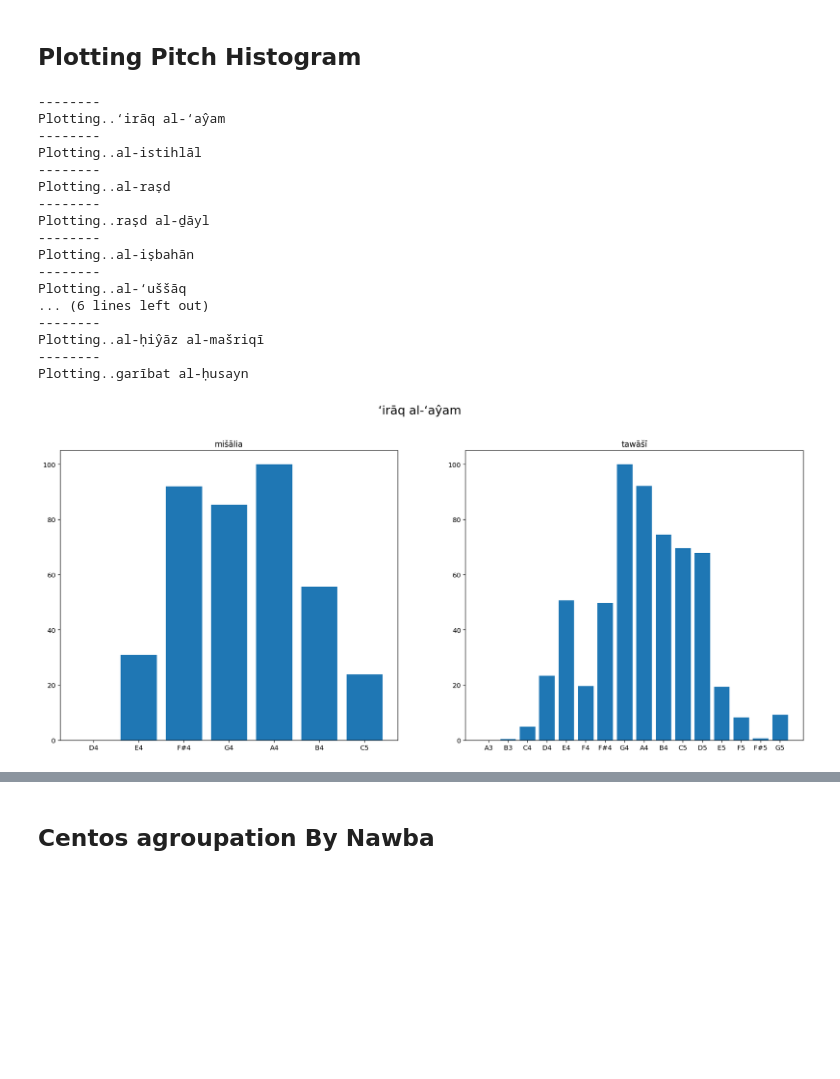
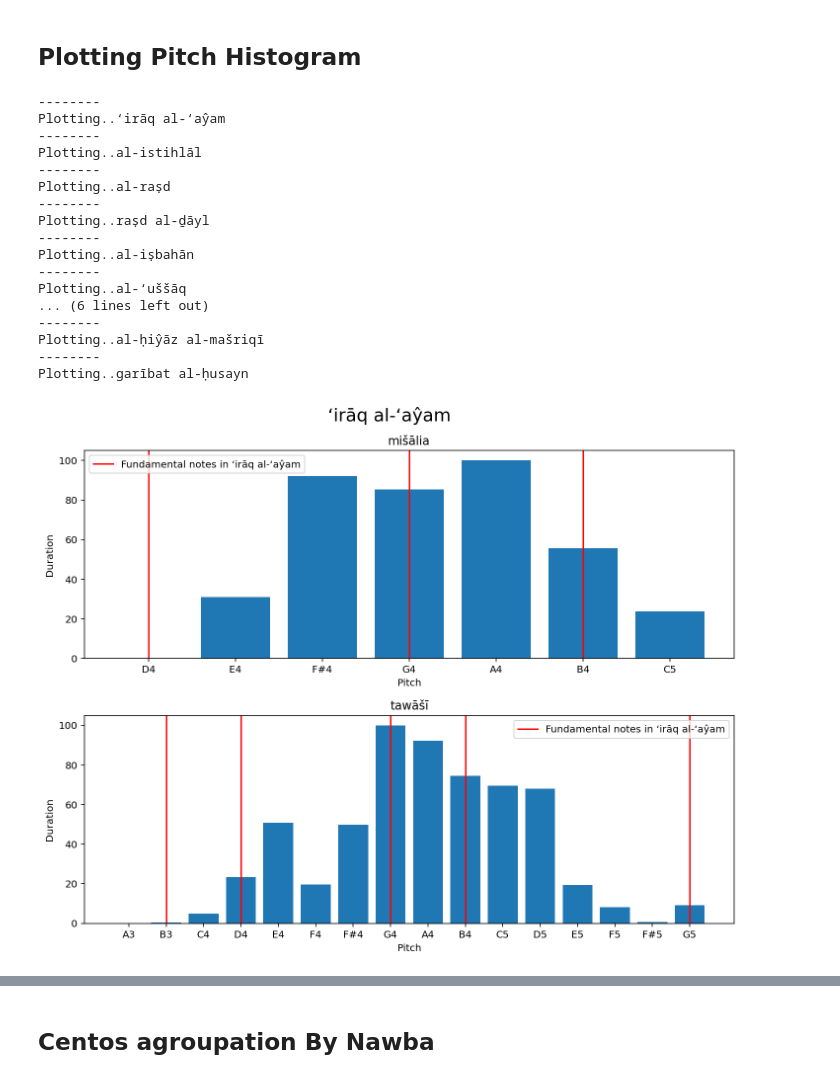
Before and after one commit to sonoalex/misalia-tawasi-characterization-arab-andalusian-music, a Jupyter notebook: Research_Question_v1.ipynb, the cells around one changed output, grey strips where cells are left out. Saved outputs shown, nothing was run; the diff lists cells and outputs as text; code cells hidden in the pictures; blank space fills up the shorter version.

Commit message:
Modify Pitch plots , add interval plots and some code cleaning

```diff
--- a/Research_Question_v1.ipynb
+++ b/Research_Question_v1.ipynb
@@ -396,7 +400,6 @@ def sort_by_midi_note(pitch_histogram_dict):
     '''
     items = pitch_histogram_dict.items()
     midi_notes= [note.Note(n).pitch.midi for n in pitch_histogram_dict.keys()]
-    #print('mid notes list: ', midi_notes)
     midi_mapping = {note.Note(k).pitch.midi: k for k, value in items}
     #print('midi_note_mapping', midi_mapping)
     sorted_midi_notes = sorted(midi_notes)
@@ -412,43 +415,72 @@ def sort_by_midi_note(pitch_histogram_dict):
 
     return sorted_section
 
+def markers_by_nawba(nawba):
+    modes = {
+        '‘irāq al-‘aŷam':['G3', 'G4', 'G5', 'B3', 'B4', 'D3', 'D4'],
+        'al-raṣd': ['D3', 'D4', 'D5','G3', 'G4', 'G5',  'F3', 'F4'],
+        'al-istihlāl': ['C3', 'C4','E3', 'E4','G3', 'G4'],
+        'raṣd al-ḏāyl': ['C3','C4', 'D3', 'D4' ,'E3', 'E4','G3', 'G4'],
+        'al-iṣbahān': ['G3', 'G4', 'G5', 'B3', 'B4', 'D3', 'D4', 'E3', 'E4'],
+        'al-‘uššāq': ['G3', 'G4', 'G5','D3', 'D4', 'D5'],
+        'al-ḥiŷāz al-kabīr': ['D3', 'D4', 'D5','G3', 'G4', 'G5',  'A3', 'A4'],
+        'al-māya': ['C3', 'C4', 'C5', 'E3', 'E4','G3', 'G4'],
+        'raml al-māya': [ 'D3', 'D4', 'D5', 'F3', 'F4', 'G3', 'G4', 'G5',  'A3', 'A4'],
+        'al-ḥiŷāz al-mašriqī': ['D3', 'D4', 'D5', 'E3', 'E4', 'E5', 'G3', 'G4', 'G5'],
+        'garībat al-ḥusayn': ['G3', 'G4', 'G5', 'C3', 'C4', 'E3', 'E4']
+
+    }
+    if nawba in modes:
+        return modes[nawba]
+    else:
+        return []
+
 for nawba in nawba_synthetised:
     print('--------')
     print('Plotting..%s' %(nawba))
 
-    fig, axs = plt.subplots(1, 2, figsize=(20, 8))
-    fig.suptitle('%s'% (nawba), y=1.0, fontsize=18)
+    fig, axs = plt.subplots( 2, figsize=(10, 8))
+
+    fig.suptitle('%s'% (nawba), fontsize=18)
 
     y = 0
     for section in nawba_synthetised[nawba].keys():
         #print('original', nawba_synthetised[nawba][section])
         ## Order by MIDI
         sorted_section = sort_by_midi_note(nawba_synthetised[nawba][section])
 
         x_0 = sorted_section.keys()
         y_0 = normalize(sorted_section.values())
 
         axs[y].title.set_text(section)
         axs[y].bar(x_0, y_0)
+        axs[y].set_xlabel('Pitch')
+        axs[y].set_ylabel('Duration')
+        for mark in markers_by_nawba(nawba):
+            if mark not in x_0:
+                continue
+            axs[y].axvline(x=mark, c='red')
+        axs[y].legend(['Fundamental notes in %s'%(nawba)])
+        plt.savefig('misalia_tawasi_pitch_characterization_%s.png'%(nawba), transparent=True)
         y+=1
-
+    fig.tight_layout()
     plt.plot()
 # %% [output]
 --------
 Plotting..‘irāq al-‘aŷam
 --------
 Plotting..al-istihlāl
 --------
 Plotting..al-raṣd
 --------
 Plotting..raṣd al-ḏāyl
 --------
 Plotting..al-iṣbahān
 --------
 Plotting..al-‘uššāq
 ... (6 lines left out)
 --------
 Plotting..al-ḥiŷāz al-mašriqī
 --------
 Plotting..garībat al-ḥusayn
-[figure, old version]
+[figure, new version]
```
Also changed, not shown: parts of 7 cells of this notebook, 1 other file.
